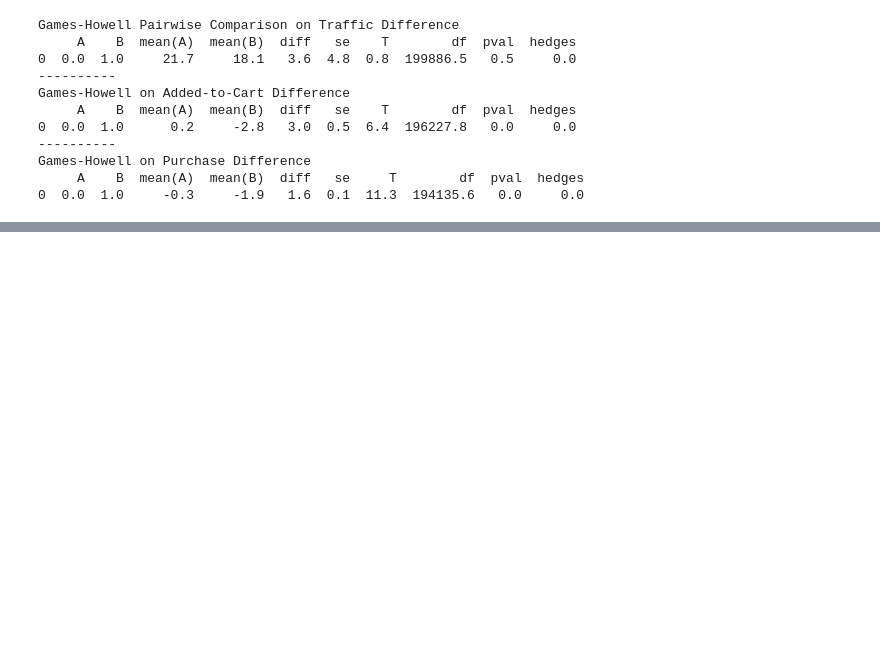
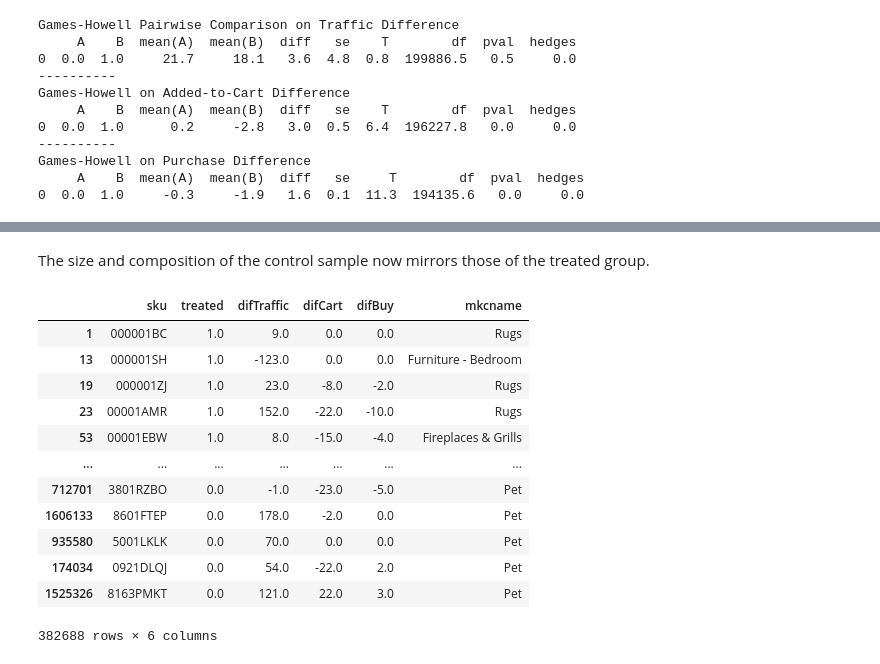
Before and after one commit to namofvietnam/before_after_ab_testing_marketing_analytics, a Jupyter notebook: difference_in_difference_ab_testing_python.ipynb, the cells around one changed output, grey strips where cells are left out. Cells and saved outputs as stored; diff of their text form; code cells hidden in the pictures; blank space fills up the shorter version.

```diff
--- a/difference_in_difference_ab_testing_python.ipynb
+++ b/difference_in_difference_ab_testing_python.ipynb
@@ -266,0 +474,20 @@ Games-Howell on Purchase Difference
+# %% [markdown]
+The size and composition of the control sample now mirrors those of the treated group.
+# %%
+# Re-create df by unioning treated and the stratified sample of the control group
+df = pd.concat([treated, control_sample])
+df
+# %% [output]
+|  | sku | treated | difTraffic | difCart | difBuy | mkcname |
+| 1 | 000001BC | 1.0 | 9.0 | 0.0 | 0.0 | Rugs |
+| 13 | 000001SH | 1.0 | -123.0 | 0.0 | 0.0 | Furniture - Bedroom |
+| 19 | 000001ZJ | 1.0 | 23.0 | -8.0 | -2.0 | Rugs |
+| 23 | 00001AMR | 1.0 | 152.0 | -22.0 | -10.0 | Rugs |
+| 53 | 00001EBW | 1.0 | 8.0 | -15.0 | -4.0 | Fireplaces & Grills |
+| ... | ... | ... | ... | ... | ... | ... |
+| 712701 | 3801RZBO | 0.0 | -1.0 | -23.0 | -5.0 | Pet |
+| 1606133 | 8601FTEP | 0.0 | 178.0 | -2.0 | 0.0 | Pet |
+| 935580 | 5001LKLK | 0.0 | 70.0 | 0.0 | 0.0 | Pet |
+| 174034 | 0921DLQJ | 0.0 | 54.0 | -22.0 | 2.0 | Pet |
+| 1525326 | 8163PMKT | 0.0 | 121.0 | 22.0 | 3.0 | Pet |
+382688 rows × 6 columns
```
Also changed, not shown: parts of 17 cells of this notebook.
